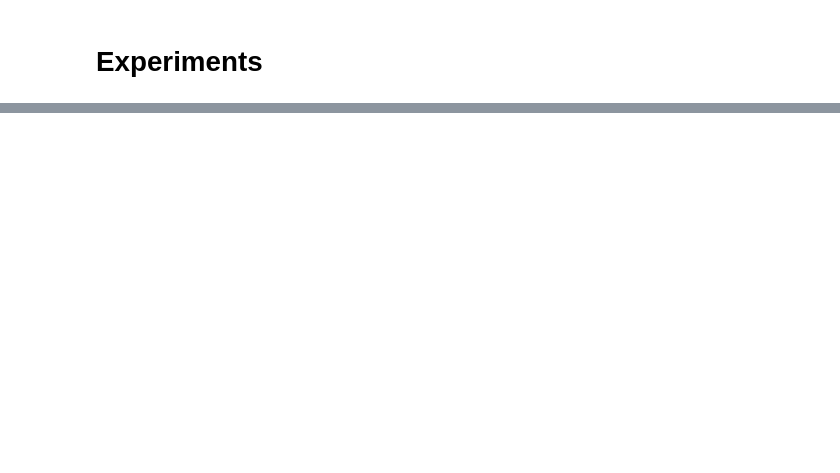
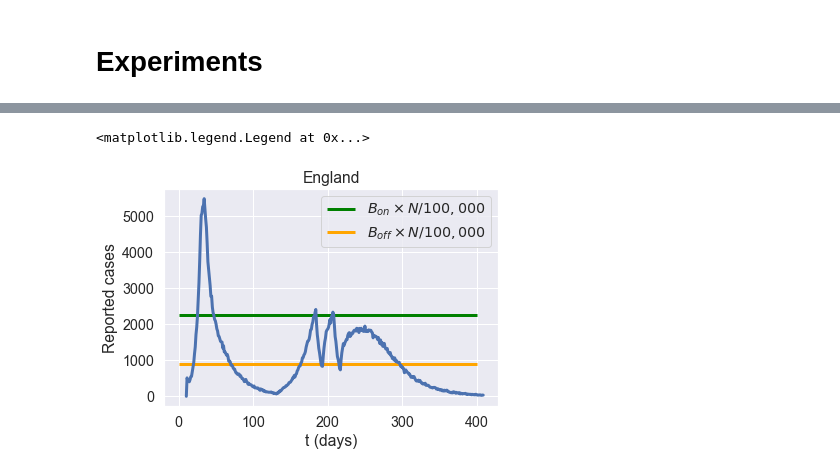
Before and after one commit to RenyuanXu/COVID-19, a Jupyter notebook: Centralized_Policy.ipynb, the cells around one changed output, grey strips where cells are left out. Drawn from its saved outputs; the diff is of its cells as text; code cells hidden in the pictures; blank space fills up the shorter version.

```diff
--- a/Centralized_Policy.ipynb
+++ b/Centralized_Policy.ipynb
@@ -1047,2 +367,0 @@ print(D_mean7[-1],D_mean8[-1],D_mean9[-1])
-# %%
-sigma_adjust1.sort()
@@ -1081,14 +367,0 @@ Name: region, dtype: object
-# %%
-pi1 = 4.5/100
-pi2 = 4.5/100
-# 0.005,0.25,2,6
-#f = np.array([f0,f1,f2,f3,f4,f5,f6,f7,f8,f9,f10,f11,f12,f13,f14,f15]).reshape(16,1)/100
-params =alpha, beta, gamma, kappa,pi1,pi2
-# %%
-threshold1 =  60* 56
-threshold2 =  0.4 * threshold1
-relax = 0.5
-control_last = 7
-nn = 1000
-end = nn+1
-stop_bf_last = 2000
@@ -1223,0 +378,14 @@ data_fatality.to_csv('data/death_visualziation_60_04R_040_07.csv',index=False)
+# %%
+xx = np.cumsum(np.ones(nn))-1+lag
+# %%
+
+plt.plot(xx[:400],np.sum(england_confirm_cases,axis=1)[:400],linewidth=3)
+plt.hlines(threshold1, 0,400,color='green',label=r'$ B_{on}\times N/100,000$',linewidth=3)
+plt.hlines(threshold2, 0,400,color='orange',label=r'$ B_{off}\times N/100,000$',linewidth=3)
+plt.ylabel('Reported cases')
+plt.xlabel('t (days)')
+plt.title('England')
+plt.legend()
+# %% [output]
+<matplotlib.legend.Legend at 0x...>
+[figure, added]
```
Also changed, not shown: parts of 99 cells of this notebook, 3 other files.
